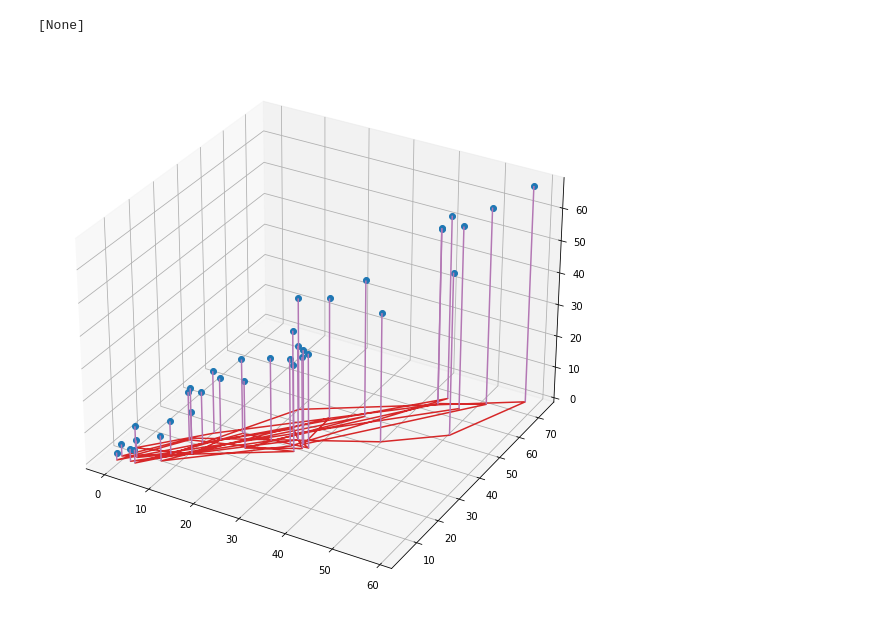
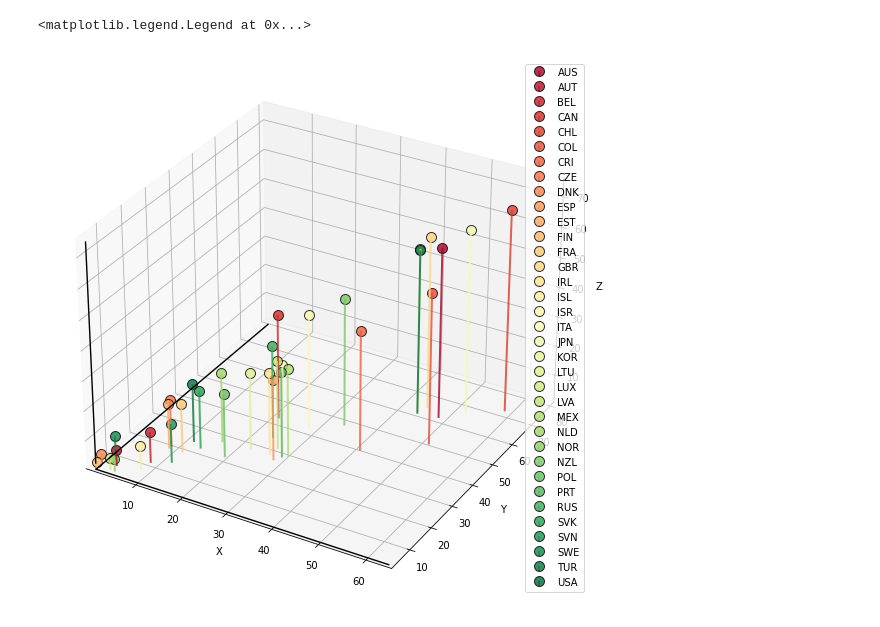
Before and after one commit to Ziqi-Yang/math_modeling_scripts, a Jupyter notebook: draw_charts/3D/mine-evulation.ipynb, the cells around one changed output. Cells and saved outputs as stored; diff of their text form; code cells hidden in the pictures.

Commit message:
stem

```diff
--- a/draw_charts/3D/mine-evulation.ipynb
+++ b/draw_charts/3D/mine-evulation.ipynb
@@ -30,13 +17,44 @@ dtype: float64
-# %%
-fig = plt.figure(figsize=(12,10))
-ax = fig.add_subplot(projection="3d")
-
-# for index in df.index:
-#     ax.stem(x=[df["complex_HH"][index]],y=[df["complex_PRIV"][index]],z=[final_score[index]],label=df["Country"][index],markerfmt=)
-
-markerline, stemlines, baseline = ax.stem(data=df,x="complex_HH",y="complex_PRIV",z=final_score)
-# plt.setp(stemlines,"color",[[0.7, 0.46666667, 0.70588235, 1.        ]])
-plt.getp(stemlines,"color")
-# %% [output]
-[None]
-[figure, removed]
+# %%
+fig = plt.figure(figsize=(12,10))
+ax = fig.add_subplot(projection="3d")
+
+cmap = plt.get_cmap("RdYlGn")
+colors = [cmap(i) for i in np.linspace(0,1,len(df.index))]
+X = df["complex_HH"]
+Y = df["complex_PRIV"]
+Z = final_score
+labels = df["Country"]
+
+for i in range(len(df.index)):
+    markerline, stemlines, baseline = ax.stem(x=[X[i]],y=[Y[i]],z=[Z[i]],label=labels[i]) # 注意x,y,z传入的要是可迭代对象
+    color = [x for x in colors[i]]
+    color[-1] = .8 # set alpha
+
+    plt.setp(stemlines,color=color,lw=2)
+    # plt.setp(stemlines,"color",(0,0,0,.7))
+    plt.setp(markerline,color=color,markersize=10,markeredgewidth=1,markeredgecolor=(0,0,0,.8))
+    plt.setp(baseline,"color",(0,0,0,0))
+
+# Set limits of the plot from coord limits
+xmin, xmax = X.min() * 0.9, X.max() * 1.1
+ymin, ymax = Y.min() * 0.9, Y.max() * 1.1
+zmin, zmax = Z.min() * 0.9, Z.max() * 1.1
+ax.set(xlim=[xmin, xmax], ylim=[ymin, ymax], zlim=[zmin, zmax])
+
+# Plot edges
+edges_kw = dict(color='black', linewidth=1.4, zorder=1e3)
+ax.plot([xmin, xmin], [ymin, ymax], 0, **edges_kw)
+ax.plot([xmin, xmax], [ymin, ymin], 0, **edges_kw)
+ax.plot([xmin, xmin], [ymin, ymin], [zmin, zmax], **edges_kw)
+
+# Set labels and zticks
+ax.set(
+    xlabel="X",
+    ylabel='Y',
+    zlabel='Z',
+)
+
+plt.legend()
+# %% [output]
+<matplotlib.legend.Legend at 0x...>
+[figure, added]
```
Also changed, not shown: parts of 3 cells of this notebook.
